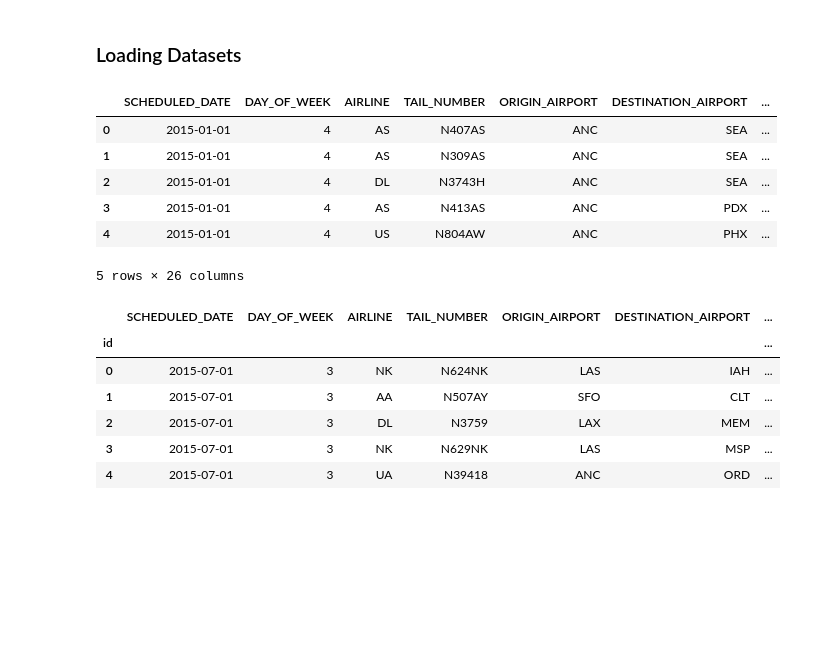
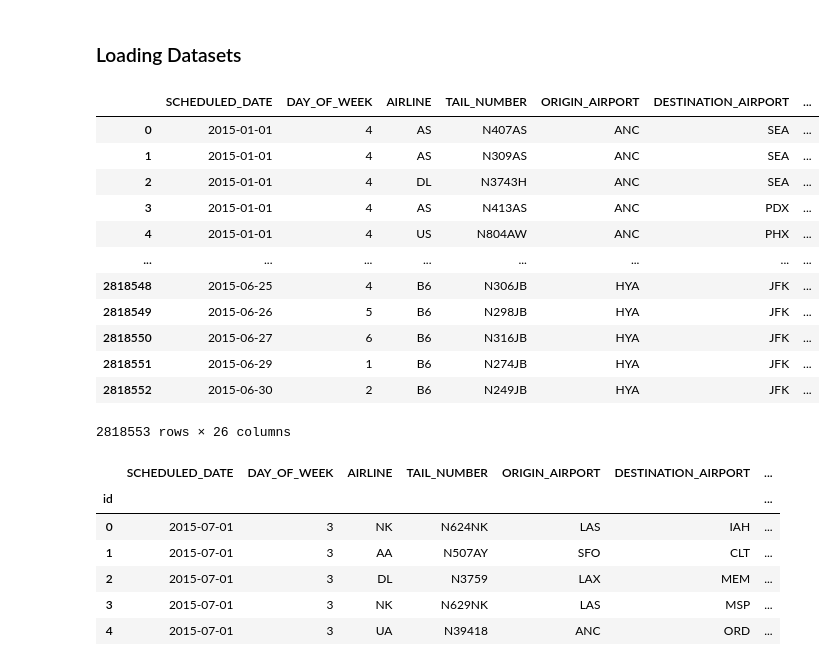
Before and after one commit to paula-sorolla/AML-FlightDelay, a Jupyter notebook: XGboost.ipynb, the cells around one changed output. Cells and saved outputs as stored; diff of their text form; code cells hidden in the pictures; blank space fills up the shorter version.

```diff
--- a/XGboost.ipynb
+++ b/XGboost.ipynb
@@ -29,3 +30,5 @@ import datetime
 from datetime import date
 from datetime import datetime
 import winsound
+# %%
+pd.options.display.max_columns = 50
@@ -33,15 +107,21 @@ import winsound
 ### Loading Datasets
 # %%
 train_set = pd.read_csv('Data/merged_flights.csv', index_col=0)
-train_set.head()
+train_set
 # %% [output]
 |  | SCHEDULED_DATE | DAY_OF_WEEK | AIRLINE | TAIL_NUMBER | ORIGIN_AIRPORT | DESTINATION_AIRPORT | ... |
 | 0 | 2015-01-01 | 4 | AS | N407AS | ANC | SEA | ... |
 | 1 | 2015-01-01 | 4 | AS | N309AS | ANC | SEA | ... |
 | 2 | 2015-01-01 | 4 | DL | N3743H | ANC | SEA | ... |
 | 3 | 2015-01-01 | 4 | AS | N413AS | ANC | PDX | ... |
 | 4 | 2015-01-01 | 4 | US | N804AW | ANC | PHX | ... |
+| ... | ... | ... | ... | ... | ... | ... | ... |
+| 2818548 | 2015-06-25 | 4 | B6 | N306JB | HYA | JFK | ... |
+| 2818549 | 2015-06-26 | 5 | B6 | N298JB | HYA | JFK | ... |
+| 2818550 | 2015-06-27 | 6 | B6 | N316JB | HYA | JFK | ... |
+| 2818551 | 2015-06-29 | 1 | B6 | N274JB | HYA | JFK | ... |
+| 2818552 | 2015-06-30 | 2 | B6 | N249JB | HYA | JFK | ... |
-5 rows × 26 columns
+2818553 rows × 26 columns
 # %%
 test_set = pd.read_csv('Data/test_set.csv', index_col=0)
 test_set.head()
```
Also changed, not shown: parts of 54 cells of this notebook, 1 other file.
